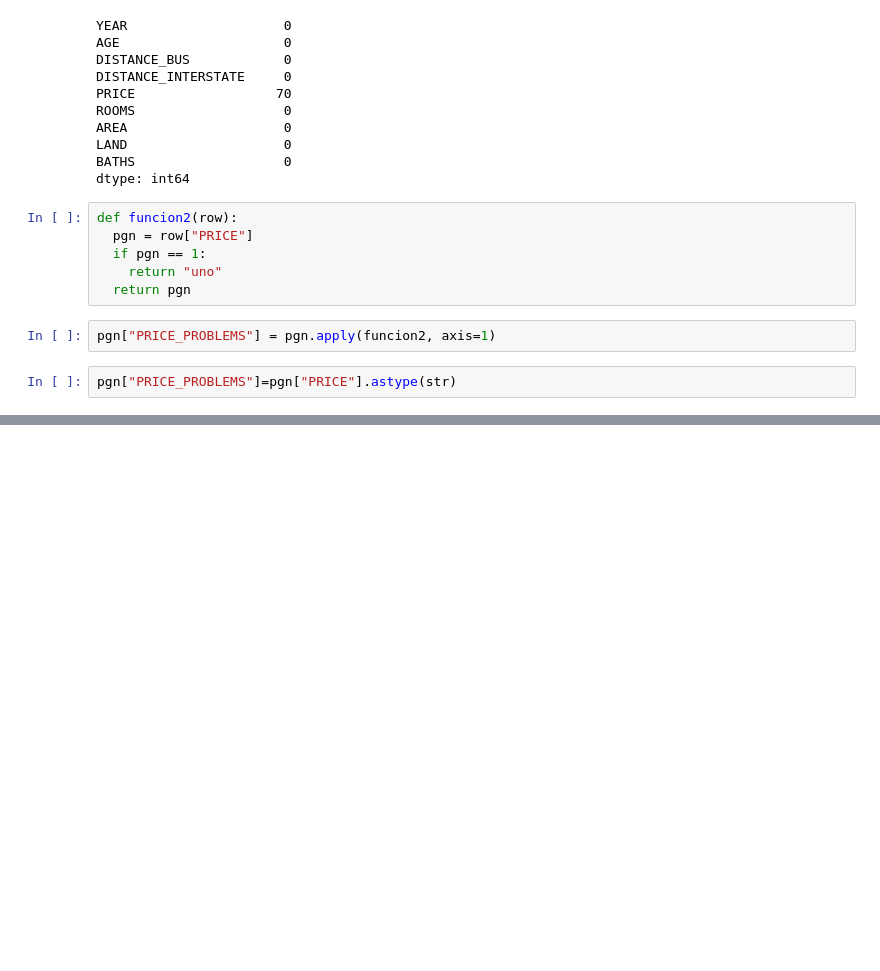
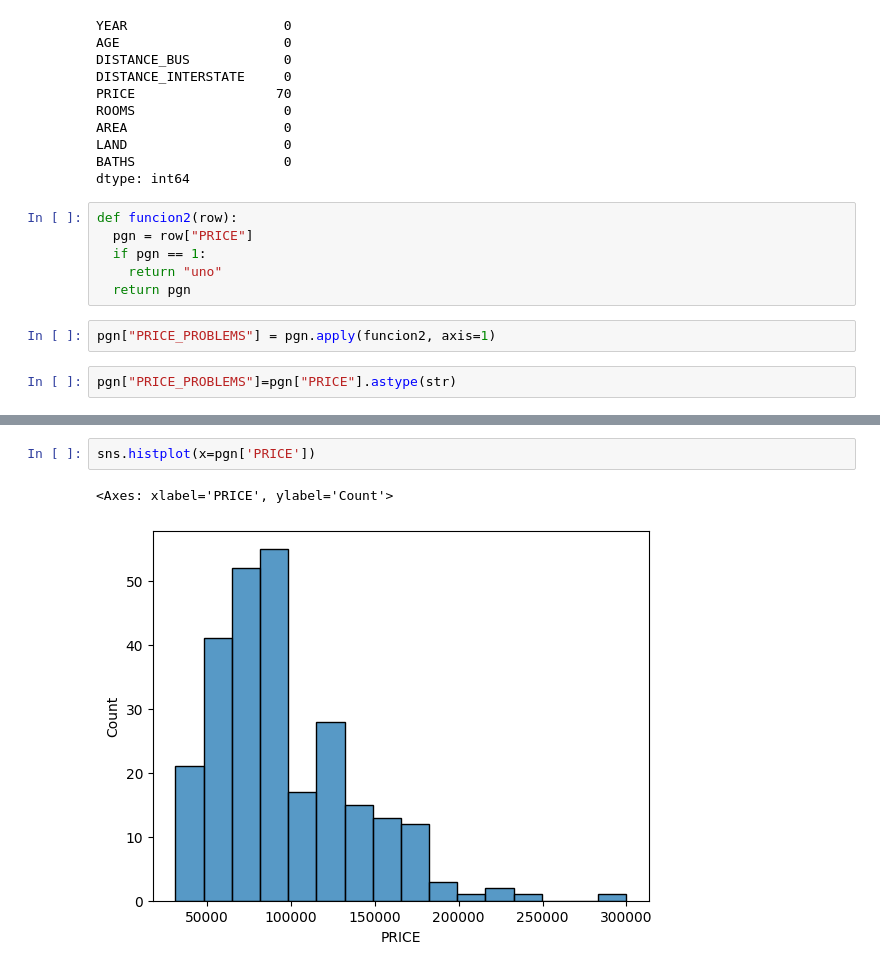
Before and after one commit to jodiaz04/Machine-learning---proyectos-, a Jupyter notebook: solucion_act_2.ipynb, the cells around one changed output, grey strips where cells are left out. Saved outputs shown, nothing was run; the diff lists cells and outputs as text; blank space fills up the shorter version.

```diff
--- a/solucion_act_2.ipynb
+++ b/solucion_act_2.ipynb
@@ -211,0 +233,5 @@ dtype: int64
+# %%
+sns.histplot(x=pgn['PRICE'])
+# %% [output]
+<Axes: xlabel='PRICE', ylabel='Count'>
+[figure, added]
```
Also changed, not shown: parts of 22 cells of this notebook.
